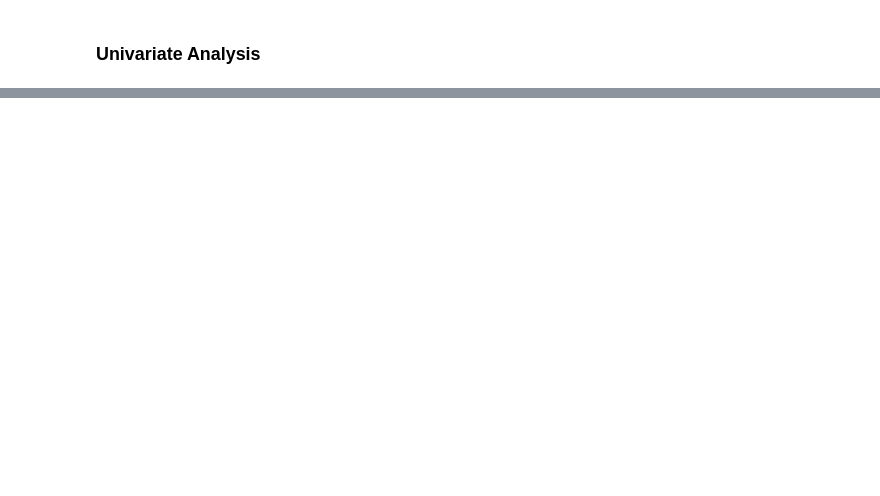
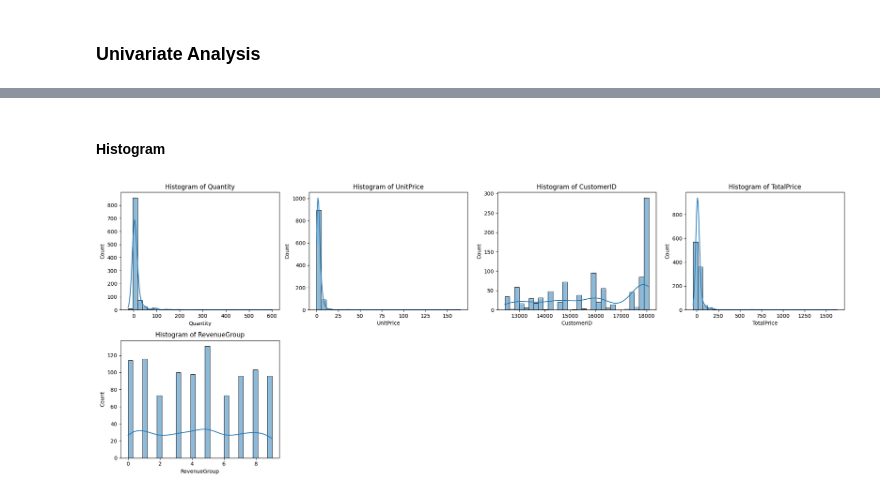
Before and after one commit to NguyenToanThang-kotaru/MachineLearningBasic_teamPJ, a Jupyter notebook: tien_lab5/1.2.3.2.ipynb, the cells around one changed output, grey strips where cells are left out. Drawn from its saved outputs; the diff is of its cells as text; code cells hidden in the pictures; blank space fills up the shorter version.

```diff
--- a/tien_lab5/1.2.3.2.ipynb
+++ b/tien_lab5/1.2.3.2.ipynb
@@ -71,2 +65,9 @@ df['TotalPrice'] = df['Quantity'] * df['UnitPrice']
+# %%
+df['TotalPrice'] = df['Quantity'] * df['UnitPrice']
+df['RevenueGroup'] = pd.qcut(df['TotalPrice'], q=10, labels=False)
+# %%
+df_sample = df.head(1000).copy()
+df_sample['TotalPrice'] = df_sample['Quantity'] * df_sample['UnitPrice']
+df_sample['RevenueGroup'] = pd.qcut(df_sample['TotalPrice'], q=10, labels=False)
 # %% [markdown]
 ### Univariate Analysis
@@ -72,0 +91,17 @@ df['TotalPrice'] = df['Quantity'] * df['UnitPrice']
+# %% [markdown]
+#### Histogram
+# %%
+cols = df_sample.select_dtypes(include=['int64','float64']).columns
+n = len(cols)
+n_cols = 4
+n_rows = (n + n_cols - 1) // n_cols
+
+plt.figure(figsize=(20, 4*n_rows))
+for i, col in enumerate(cols, 1):
+    plt.subplot(n_rows, n_cols, i)
+    sns.histplot(df_sample[col], kde=True, bins=30)
+    plt.title(f"Histogram of {col}")
+plt.tight_layout()
+plt.show()
+# %% [output]
+[figure, added]
```
Also changed, not shown: parts of 19 cells of this notebook.
